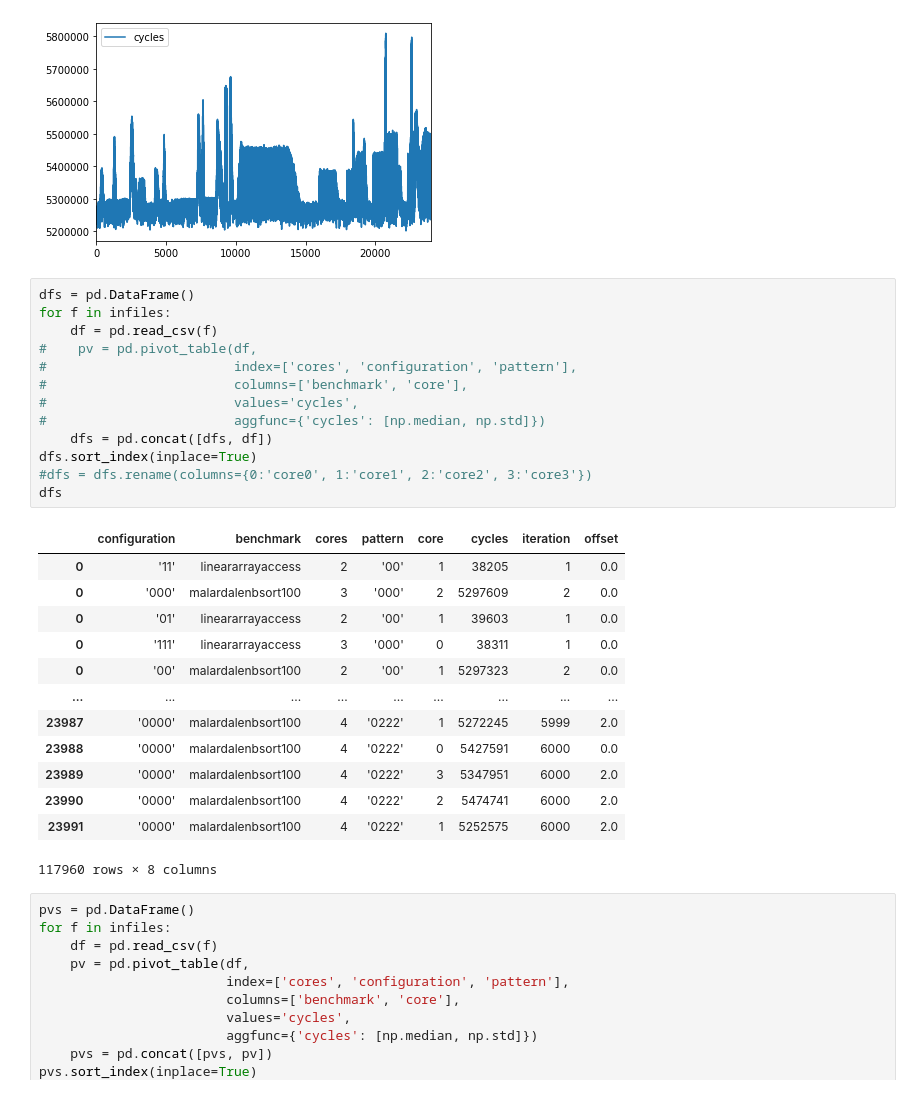
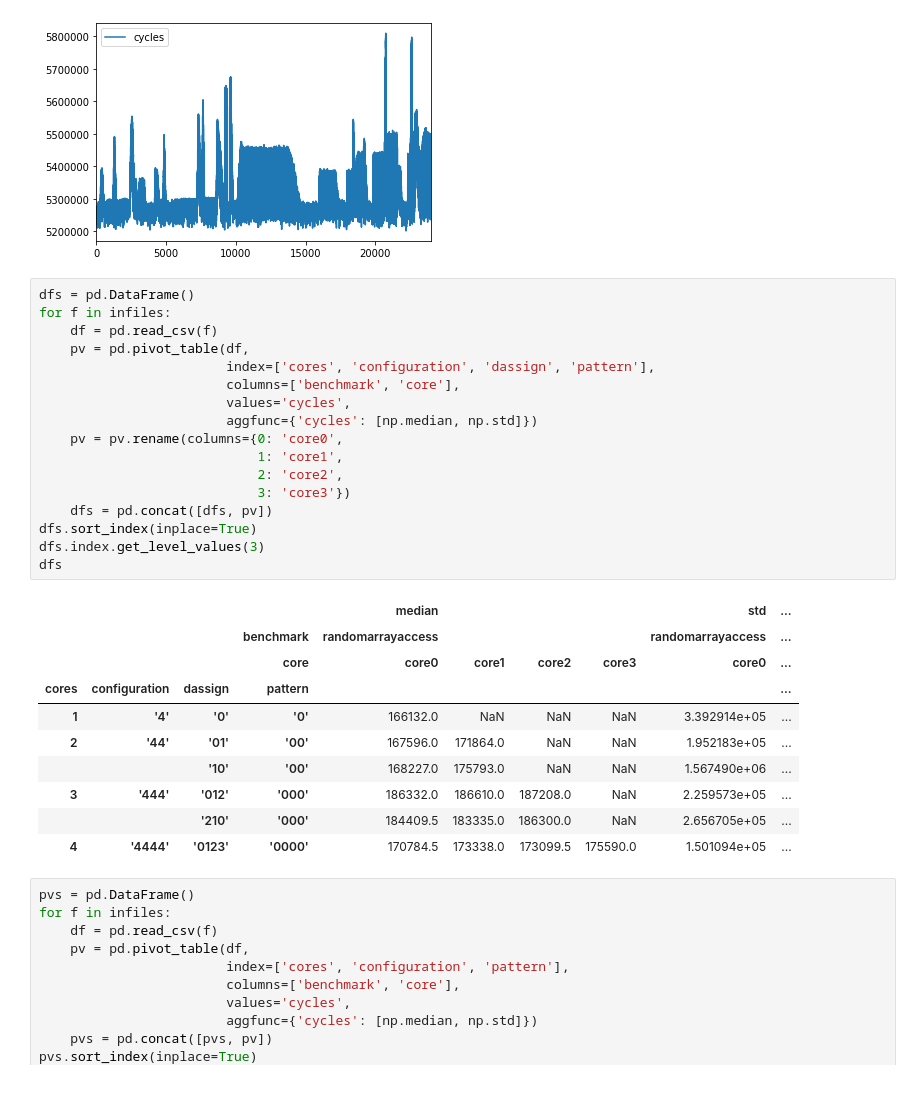
Before and after one commit to cassebas/Raspberry-Pi-Multicore, a Jupyter notebook: experiment/pandas_pivottables.ipynb, the cells around one changed output. Saved outputs shown, nothing was run; the diff lists cells and outputs as text.

```diff
--- a/experiment/pandas_pivottables.ipynb
+++ b/experiment/pandas_pivottables.ipynb
@@ -204,30 +204,31 @@ lines = df.plot.line(y='cycles')
 # %%
 dfs = pd.DataFrame()
 for f in infiles:
     df = pd.read_csv(f)
-#    pv = pd.pivot_table(df,
-#                        index=['cores', 'configuration', 'pattern'],
-#                        columns=['benchmark', 'core'],
-#                        values='cycles',
-#                        aggfunc={'cycles': [np.median, np.std]})
-    dfs = pd.concat([dfs, df])
+    pv = pd.pivot_table(df,
+                        index=['cores', 'configuration', 'dassign', 'pattern'],
+                        columns=['benchmark', 'core'],
+                        values='cycles',
+                        aggfunc={'cycles': [np.median, np.std]})
+    pv = pv.rename(columns={0: 'core0',
+                            1: 'core1',
+                            2: 'core2',
+                            3: 'core3'})
+    dfs = pd.concat([dfs, pv])
 dfs.sort_index(inplace=True)
-#dfs = dfs.rename(columns={0:'core0', 1:'core1', 2:'core2', 3:'core3'})
+dfs.index.get_level_values(3)
 dfs
 # %% [output]
-|  | configuration | benchmark | cores | pattern | core | cycles | iteration | offset |
-| 0 | '11' | lineararrayaccess | 2 | '00' | 1 | 38205 | 1 | 0.0 |
-| 0 | '000' | malardalenbsort100 | 3 | '000' | 2 | 5297609 | 2 | 0.0 |
-| 0 | '01' | lineararrayaccess | 2 | '00' | 1 | 39603 | 1 | 0.0 |
-| 0 | '111' | lineararrayaccess | 3 | '000' | 0 | 38311 | 1 | 0.0 |
-| 0 | '00' | malardalenbsort100 | 2 | '00' | 1 | 5297323 | 2 | 0.0 |
-| ... | ... | ... | ... | ... | ... | ... | ... | ... |
-| 23987 | '0000' | malardalenbsort100 | 4 | '0222' | 1 | 5272245 | 5999 | 2.0 |
-| 23988 | '0000' | malardalenbsort100 | 4 | '0222' | 0 | 5427591 | 6000 | 0.0 |
-| 23989 | '0000' | malardalenbsort100 | 4 | '0222' | 3 | 5347951 | 6000 | 2.0 |
-| 23990 | '0000' | malardalenbsort100 | 4 | '0222' | 2 | 5474741 | 6000 | 2.0 |
-| 23991 | '0000' | malardalenbsort100 | 4 | '0222' | 1 | 5252575 | 6000 | 2.0 |
+|  |  |  |  | median |  |  |  | std | ... |
+|  |  |  | benchmark | randomarrayaccess |  |  |  | randomarrayaccess | ... |
+|  |  |  | core | core0 | core1 | core2 | core3 | core0 | ... |
+| cores | configuration | dassign | pattern |  |  |  |  |  | ... |
+| 1 | '4' | '0' | '0' | 166132.0 | NaN | NaN | NaN | 3.392914e+05 | ... |
+| 2 | '44' | '01' | '00' | 167596.0 | 171864.0 | NaN | NaN | 1.952183e+05 | ... |
+|  |  | '10' | '00' | 168227.0 | 175793.0 | NaN | NaN | 1.567490e+06 | ... |
+| 3 | '444' | '012' | '000' | 186332.0 | 186610.0 | 187208.0 | NaN | 2.259573e+05 | ... |
+|  |  | '210' | '000' | 184409.5 | 183335.0 | 186300.0 | NaN | 2.656705e+05 | ... |
+| 4 | '4444' | '0123' | '0000' | 170784.5 | 173338.0 | 173099.5 | 175590.0 | 1.501094e+05 | ... |
-117960 rows × 8 columns
 # %%
 pvs = pd.DataFrame()
 for f in infiles:
```
Also changed, not shown: parts of 1 cell of this notebook, 5 other files.
